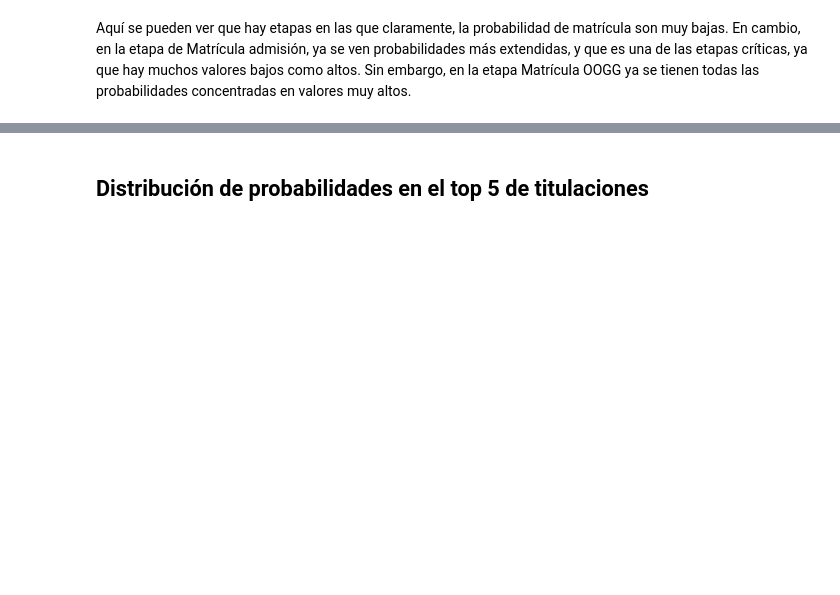
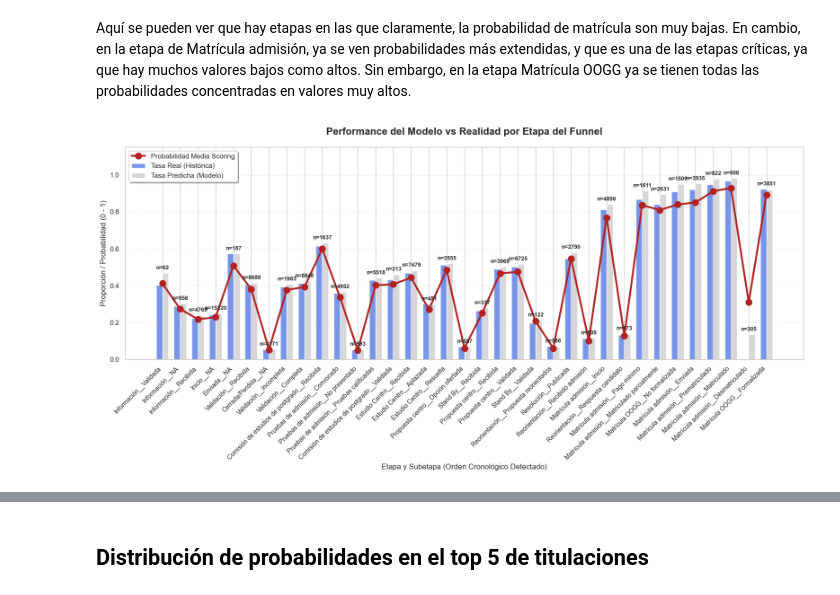
Before and after one commit to MiguelHernandezCorral/UNAV, a Jupyter notebook: notebooks/04_Analisis_Modelado_Grado.ipynb, the cells around one changed output, grey strips where cells are left out. Drawn from its saved outputs; the diff is of its cells as text; code cells hidden in the pictures; blank space fills up the shorter version.

```diff
--- a/notebooks/04_Analisis_Modelado_Grado.ipynb
+++ b/notebooks/04_Analisis_Modelado_Grado.ipynb
@@ -310,2 +333,78 @@ plt.show()
 # %% [markdown]
 Aquí se pueden ver que hay etapas en las que claramente, la probabilidad de matrícula son muy bajas. En cambio, en la etapa de Matrícula admisión, ya se ven probabilidades más extendidas, y que es una de las etapas críticas, ya que hay muchos valores bajos como altos. Sin embargo, en la etapa Matrícula OOGG ya se tienen todas las probabilidades concentradas en valores muy altos.
+# %%
+import pandas as pd
+import numpy as np
+import matplotlib.pyplot as plt
+import seaborn as sns
+
+# 1. Preparación de Columnas (Aseguramos que etapa_compuesta sea string)
+df['etapa_compuesta'] = df['etapa_compuesta'].astype(str)
+
+# 2. Cálculo de la Tabla de Métricas
+# Agrupamos por la etapa_compuesta y usamos la media del orden numérico para clasificar
+df_stats = df.groupby('etapa_compuesta').agg({
+    'target': 'mean',                # Tasa de matriculación real
+    'prediction_label': 'mean',      # Tasa de matriculación predicha (0 o 1)
+    'prob_matricula_real': 'mean',   # Media de probabilidad (0.0 a 1.0)
+    'etapa_ordinal_num': 'mean',     # El orden calculado automáticamente
+    'ID': 'size'                     # Conteo de casos (N)
+}).reset_index()
+
+# Renombrar columnas para claridad
+df_stats = df_stats.rename(columns={'ID': 'num_casos', 'target': 'tasa_real'})
+
+# 3. Filtro de Volumen y Ordenación
+# --- FILTRO: Eliminar etapas con menos de 50 casos para evitar ruido estadístico ---
+df_stats = df_stats[df_stats['num_casos'] >= 50]
+
+# --- ORDENACIÓN: Usamos el orden automático que ya calculamos ---
+df_stats = df_stats.sort_values('etapa_ordinal_num')
+
+# 4. Visualización Comparativa (Barras + Línea)
+if not df_stats.empty:
+    plt.figure(figsize=(16, 8))
+
+    # Definición de posiciones en el eje X
+    x_labels = df_stats['etapa_compuesta'].tolist()
+    indices = np.arange(len(x_labels))
+    ancho_barras = 0.35
+
+    # Barras: Tasa Real vs Predicha
+    plt.bar(indices - ancho_barras/2, df_stats['tasa_real'],
+            width=ancho_barras, label='Tasa Real (Histórica)', color='royalblue', alpha=0.7)
+
+    plt.bar(indices + ancho_barras/2, df_stats['prediction_label'],
+            width=ancho_barras, label='Tasa Predicha (Modelo)', color='lightgray', alpha=0.9)
+
+    # Línea: Probabilidad Media del Modelo
+    # Esta línea indica qué tan convencido está el modelo en cada etapa
+    plt.plot(indices, df_stats['prob_matricula_real'],
+             marker='o', color='firebrick', linewidth=3, label='Probabilidad Media Scoring', markersize=10)
+
+    # Configuración de etiquetas y formato
+    plt.xticks(indices, x_labels, rotation=45, ha='right', fontsize=10)
+    plt.title('Performance del Modelo vs Realidad por Etapa del Funnel', fontsize=16, fontweight='bold', pad=20)
+    plt.ylabel('Proporción / Probabilidad (0 - 1)', fontsize=12)
+    plt.xlabel('Etapa y Subetapa (Orden Cronológico Detectado)', fontsize=12)
+
+    # Anotación del volumen (n) sobre las barras
+    for i, row in df_stats.reset_index(drop=True).iterrows():
+        plt.text(i, max(row['tasa_real'], row['prediction_label']) + 0.02,
+                 f"n={int(row['num_casos'])}", ha='center', fontsize=9, fontweight='bold')
+
+    plt.ylim(0, 1.15)
+    plt.legend(loc='upper left', frameon=True, shadow=True)
+    plt.grid(axis='y', linestyle='--', alpha=0.3)
+
+    plt.tight_layout()
+    plt.show()
+
+    # 5. Reporte tabular final
+    print("\n📋 RESUMEN DE MÉTRICAS POR ETAPA ORDENADA:")
+    columnas_reporte = ['etapa_compuesta', 'tasa_real', 'prediction_label', 'prob_matricula_real', 'num_casos']
+    print(df_stats[columnas_reporte].to_string(index=False))
+else:
+    print("⚠️ No hay suficientes datos (n >= 50) para generar la comparativa.")
+# %% [output]
+[figure, added]
```
Also changed, not shown: parts of 12 cells of this notebook, 3 other files.
